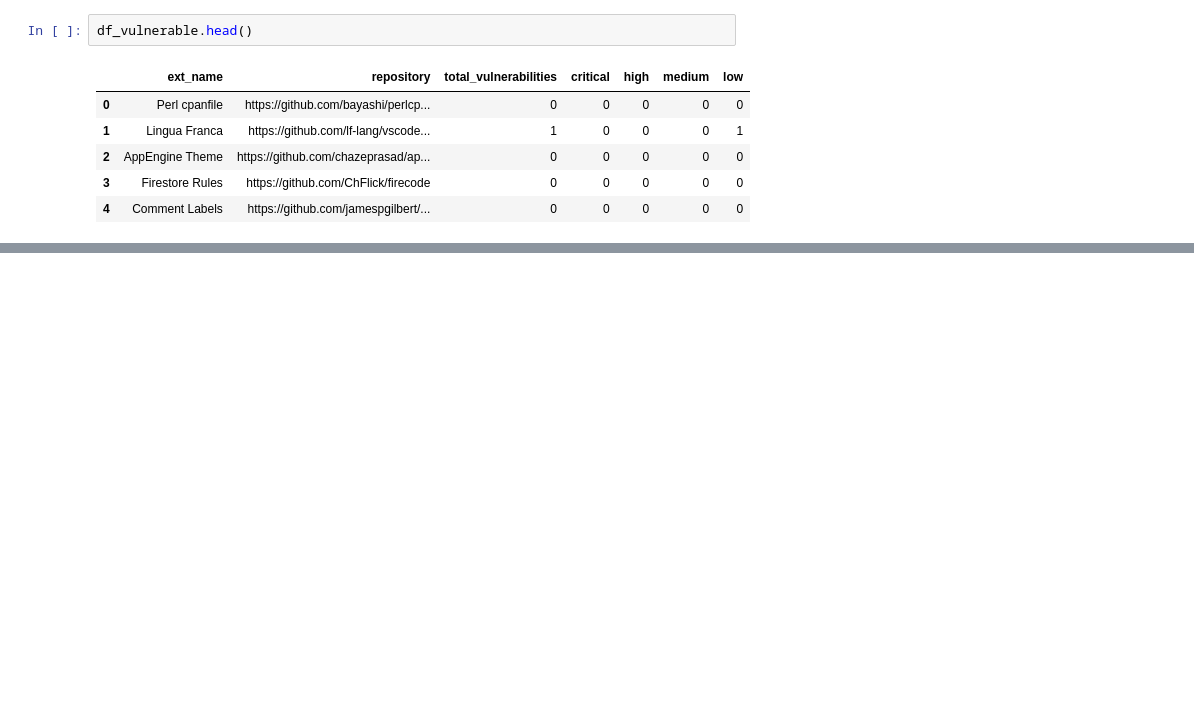
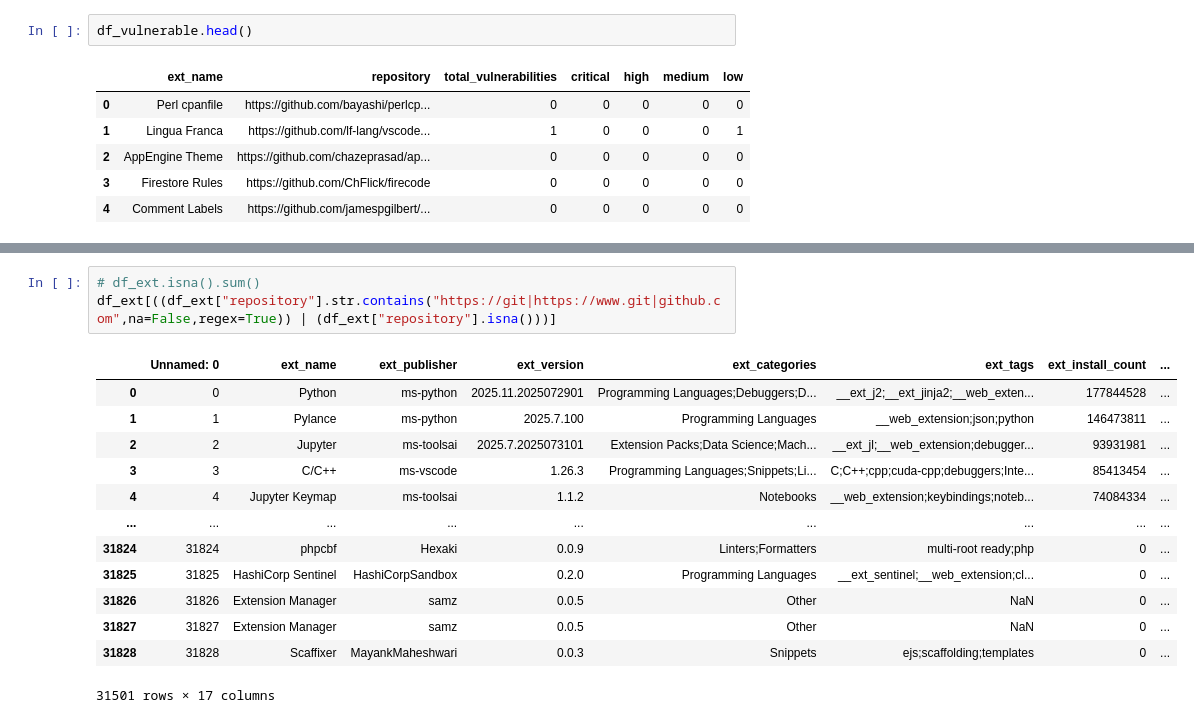
Before and after one commit to Ironhack-DA-Course/proj-final, a Jupyter notebook: notebooks/data_preprocessing.ipynb, the cells around one changed output, grey strips where cells are left out. Cells and saved outputs as stored; diff of their text form; blank space fills up the shorter version.

```diff
--- a/notebooks/data_preprocessing.ipynb
+++ b/notebooks/data_preprocessing.ipynb
@@ -309,0 +348,17 @@ df.shape
+# %%
+# df_ext.isna().sum()
+df_ext[((df_ext["repository"].str.contains("https://git|https://www.git|github.com",na=False,regex=True)) | (df_ext["repository"].isna()))]
+# %% [output]
+|  | Unnamed: 0 | ext_name | ext_publisher | ext_version | ext_categories | ext_tags | ext_install_count | ... |
+| 0 | 0 | Python | ms-python | 2025.11.2025072901 | Programming Languages;Debuggers;D... | __ext_j2;__ext_jinja2;__web_exten... | 177844528 | ... |
+| 1 | 1 | Pylance | ms-python | 2025.7.100 | Programming Languages | __web_extension;json;python | 146473811 | ... |
+| 2 | 2 | Jupyter | ms-toolsai | 2025.7.2025073101 | Extension Packs;Data Science;Mach... | __ext_jl;__web_extension;debugger... | 93931981 | ... |
+| 3 | 3 | C/C++ | ms-vscode | 1.26.3 | Programming Languages;Snippets;Li... | C;C++;cpp;cuda-cpp;debuggers;Inte... | 85413454 | ... |
+| 4 | 4 | Jupyter Keymap | ms-toolsai | 1.1.2 | Notebooks | __web_extension;keybindings;noteb... | 74084334 | ... |
+| ... | ... | ... | ... | ... | ... | ... | ... | ... |
+| 31824 | 31824 | phpcbf | Hexaki | 0.0.9 | Linters;Formatters | multi-root ready;php | 0 | ... |
+| 31825 | 31825 | HashiCorp Sentinel | HashiCorpSandbox | 0.2.0 | Programming Languages | __ext_sentinel;__web_extension;cl... | 0 | ... |
+| 31826 | 31826 | Extension Manager | samz | 0.0.5 | Other | NaN | 0 | ... |
+| 31827 | 31827 | Extension Manager | samz | 0.0.5 | Other | NaN | 0 | ... |
+| 31828 | 31828 | Scaffixer | MayankMaheshwari | 0.0.3 | Snippets | ejs;scaffolding;templates | 0 | ... |
+31501 rows × 17 columns
```
Also changed, not shown: parts of 17 cells of this notebook, 2 other files.
